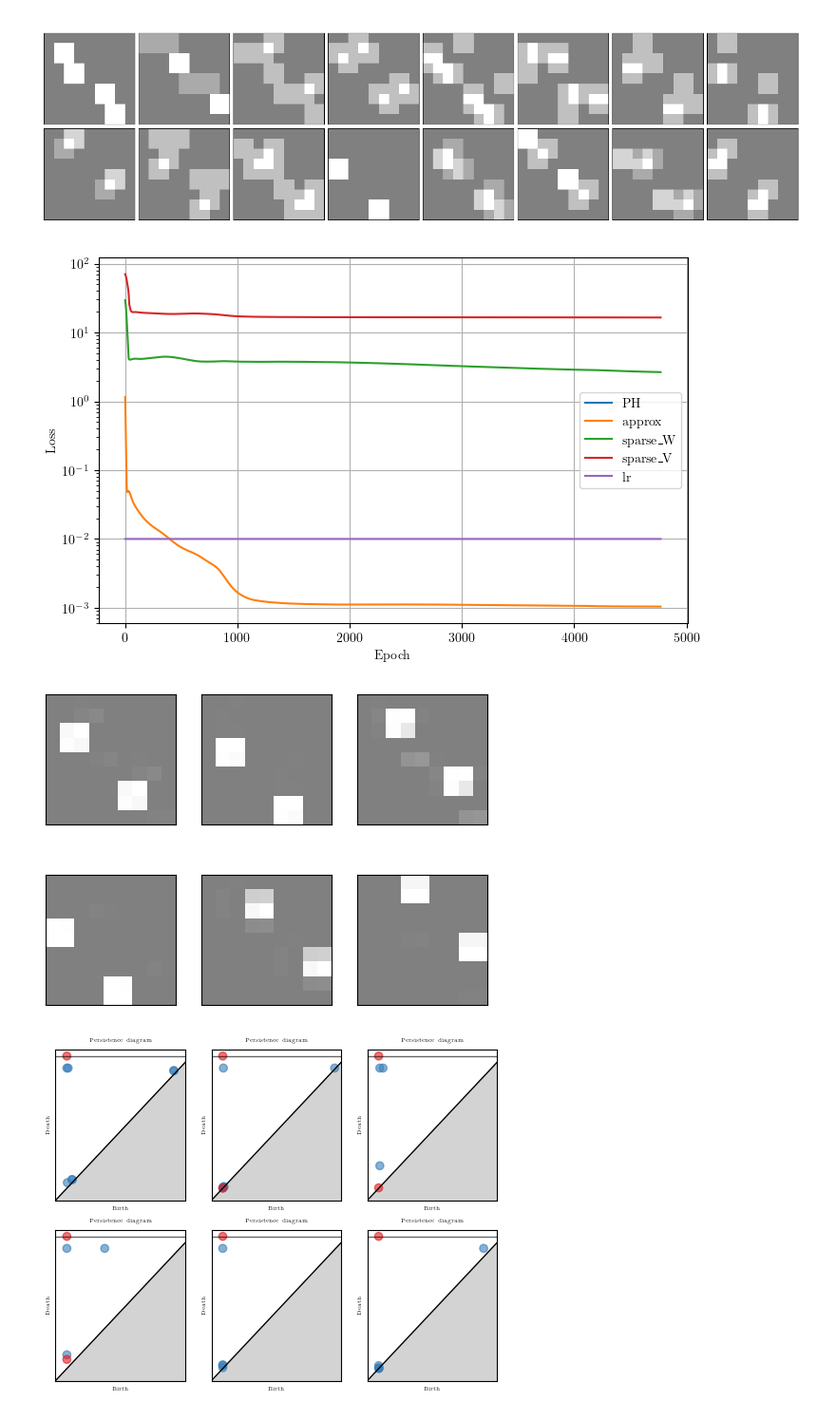
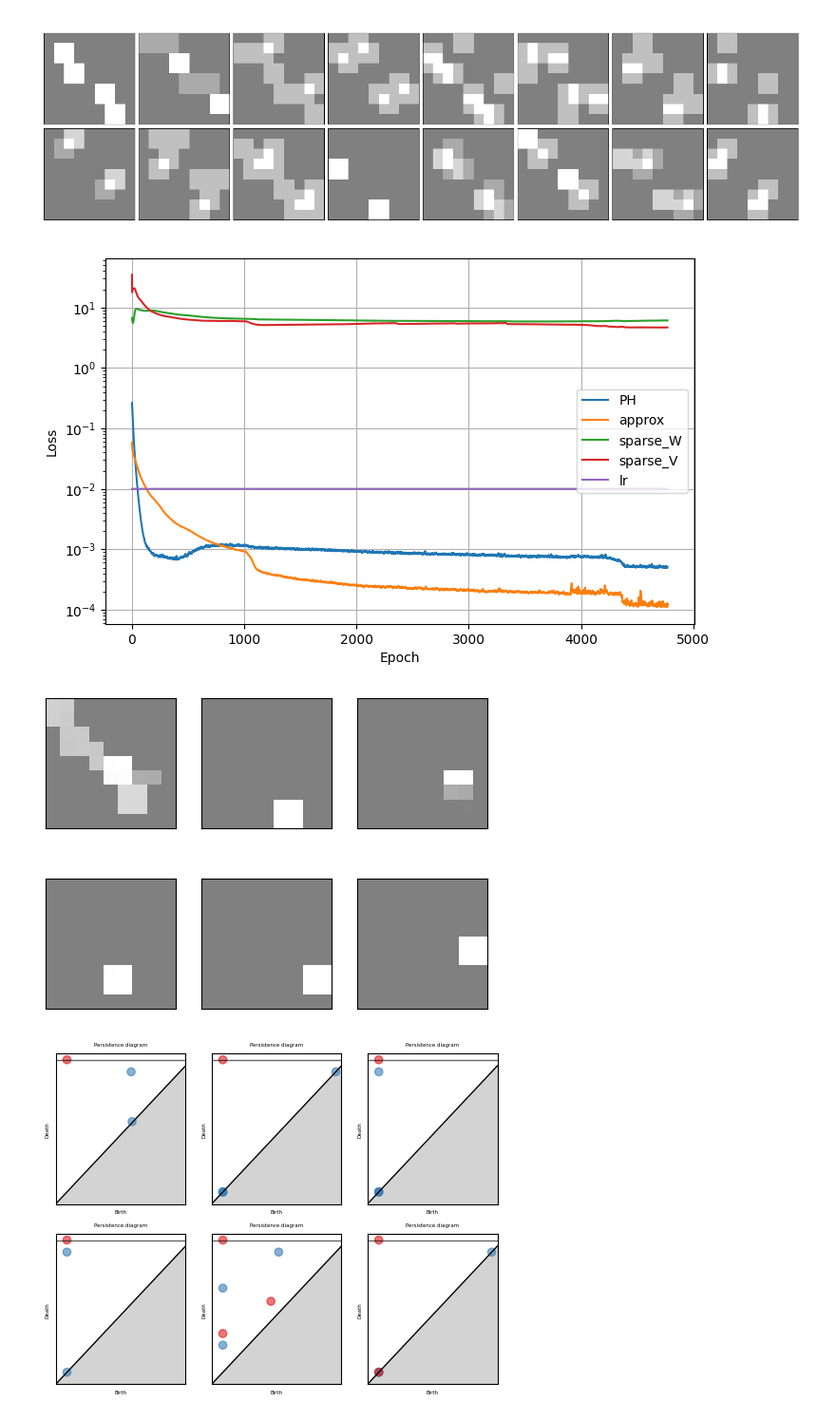
Before and after one commit to shizuo-kaji/TopNMF, a Jupyter notebook: example.ipynb, the cells around one changed output. Shown at 95% size. Cells and saved outputs as stored; diff of their text form; code cells hidden in the pictures.

```diff
--- a/example.ipynb
+++ b/example.ipynb
@@ -11,6 +11,8 @@ warnings.filterwarnings("ignore")
 
 import numpy as np
 import matplotlib.pyplot as plt
+import torch
+device = 'cpu'
 
 from TopNMF import *
 # %% [markdown]
@@ -303,34 +305,40 @@ print(X.shape)
 # %%
 cubical_complex = CubicalComplex(
     superlevel=True,
     dim=len(image_shape),
     mode='V'
 )
 
+
+target_diagrams = [torch.tensor([[]], dtype=torch.float, device=device, requires_grad=False),torch.tensor([[]], dtype=torch.float, device=device, requires_grad=False)]
+
+
 model = TopologicalNMF(
     n_components=32,
     device='cpu',
     complex=cubical_complex,
-    ph_loss_fn=ph_sparsity_loss,
+    ph_loss_fn=target_diagram_loss,
     data_shape=image_shape,
     use_embedding=False
 )
 
 model.fit(
     X,
     n_iterations=5000,
     lr=0.01,
     lambda_top=0.6,
-    lambda_spa_W=0.001,
     weight_decay=0.1,
     PH_dims=[0, 1],
     start_epoch_topological=0,
     show_plots=['loss', 'basis', 'PH'],
     disp_interval=10,
-    verbose=True
+    verbose=True,
+    target_diagrams = target_diagrams,
+    init_method = 'nndsvdar',
+    W_iter = 1
 )
 plt.close('all')
 # %% [output]
-[figure, old version]
+[figure, new version]
-[figure, old version]
+[figure, new version]
-[figure, old version]
+[figure, new version]
```
Also changed, not shown: 5 other files.
